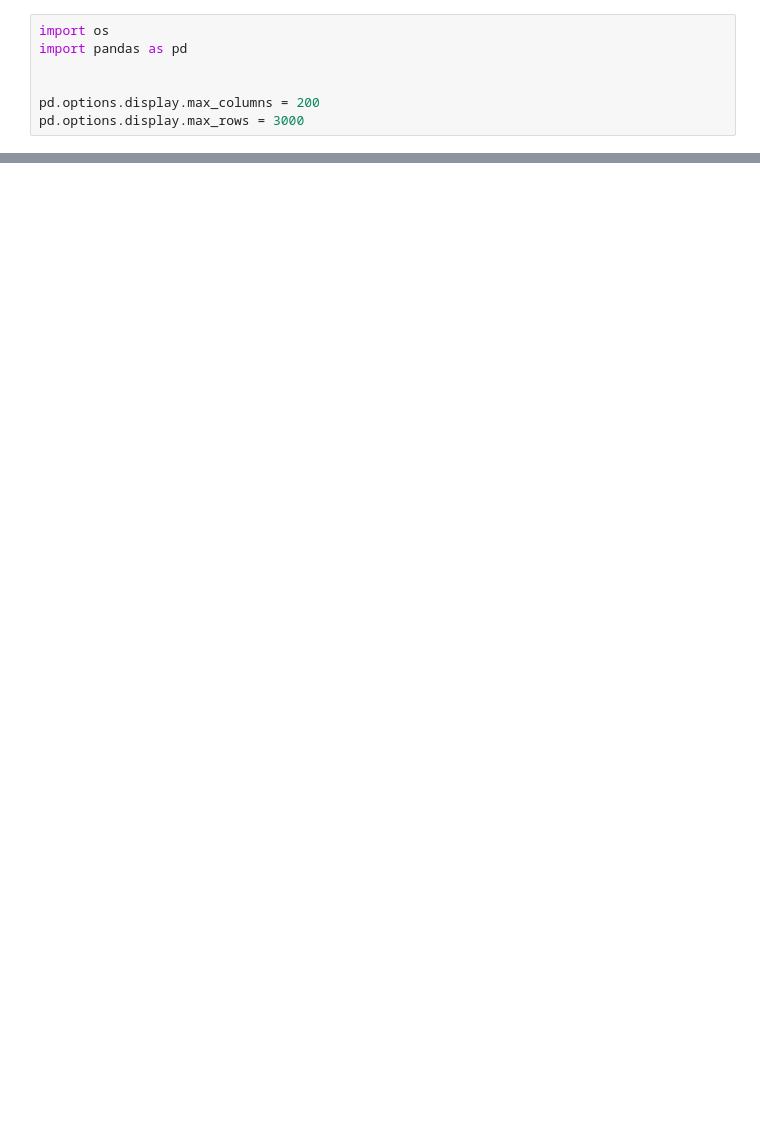
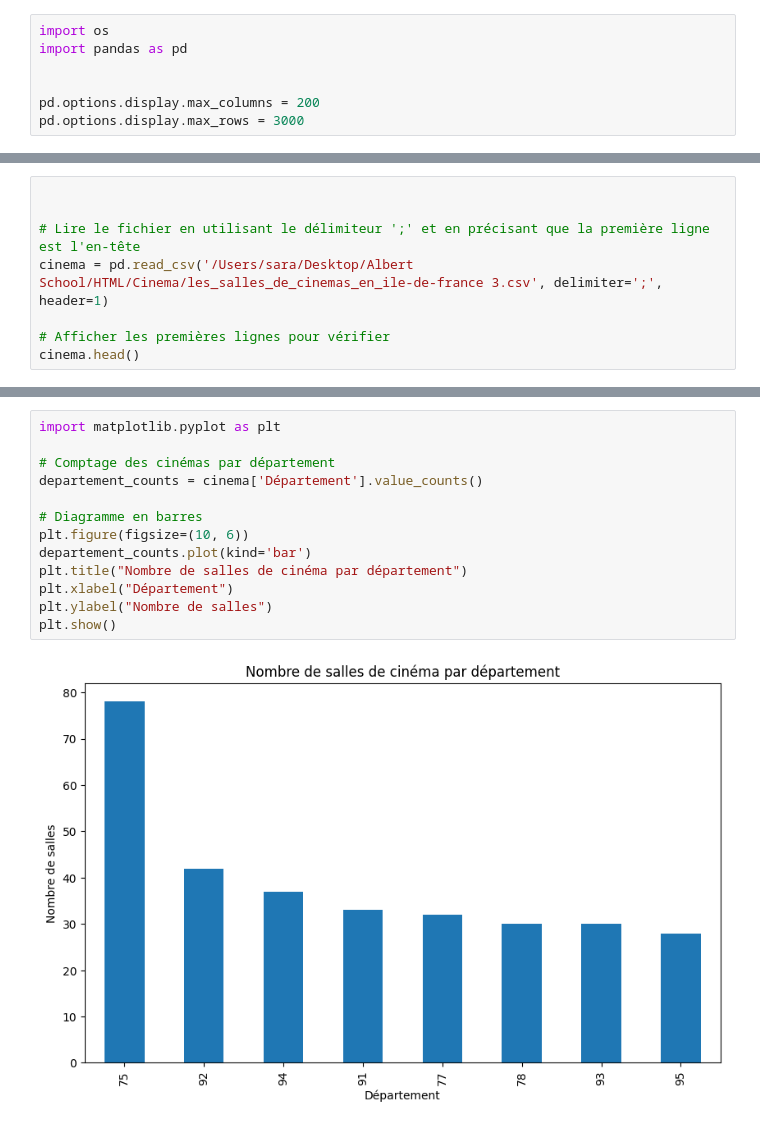
Before and after one commit to iblamesro/Cinema, a Jupyter notebook: devoir.ipynb, the cells around one changed output, grey strips where cells are left out. Drawn from its saved outputs; the diff is of its cells as text; blank space fills up the shorter version.

```diff
--- a/devoir.ipynb
+++ b/devoir.ipynb
@@ -17,0 +63,8 @@ cinema.head()
+# %%
+
+
+# Lire le fichier en utilisant le délimiteur ';' et en précisant que la première ligne est l'en-tête
+cinema = pd.read_csv('/Users/sara/Desktop/Albert School/HTML/Cinema/les_salles_de_cinemas_en_ile-de-france 3.csv', delimiter=';', header=1)
+
+# Afficher les premières lignes pour vérifier
+cinema.head()
@@ -17,0 +78,15 @@ cinema.head()
+# %%
+import matplotlib.pyplot as plt
+
+# Comptage des cinémas par département
+departement_counts = cinema['Département'].value_counts()
+
+# Diagramme en barres
+plt.figure(figsize=(10, 6))
+departement_counts.plot(kind='bar')
+plt.title("Nombre de salles de cinéma par département")
+plt.xlabel("Département")
+plt.ylabel("Nombre de salles")
+plt.show()
+# %% [output]
+[figure, added]
```
Also changed, not shown: parts of 8 cells of this notebook.
